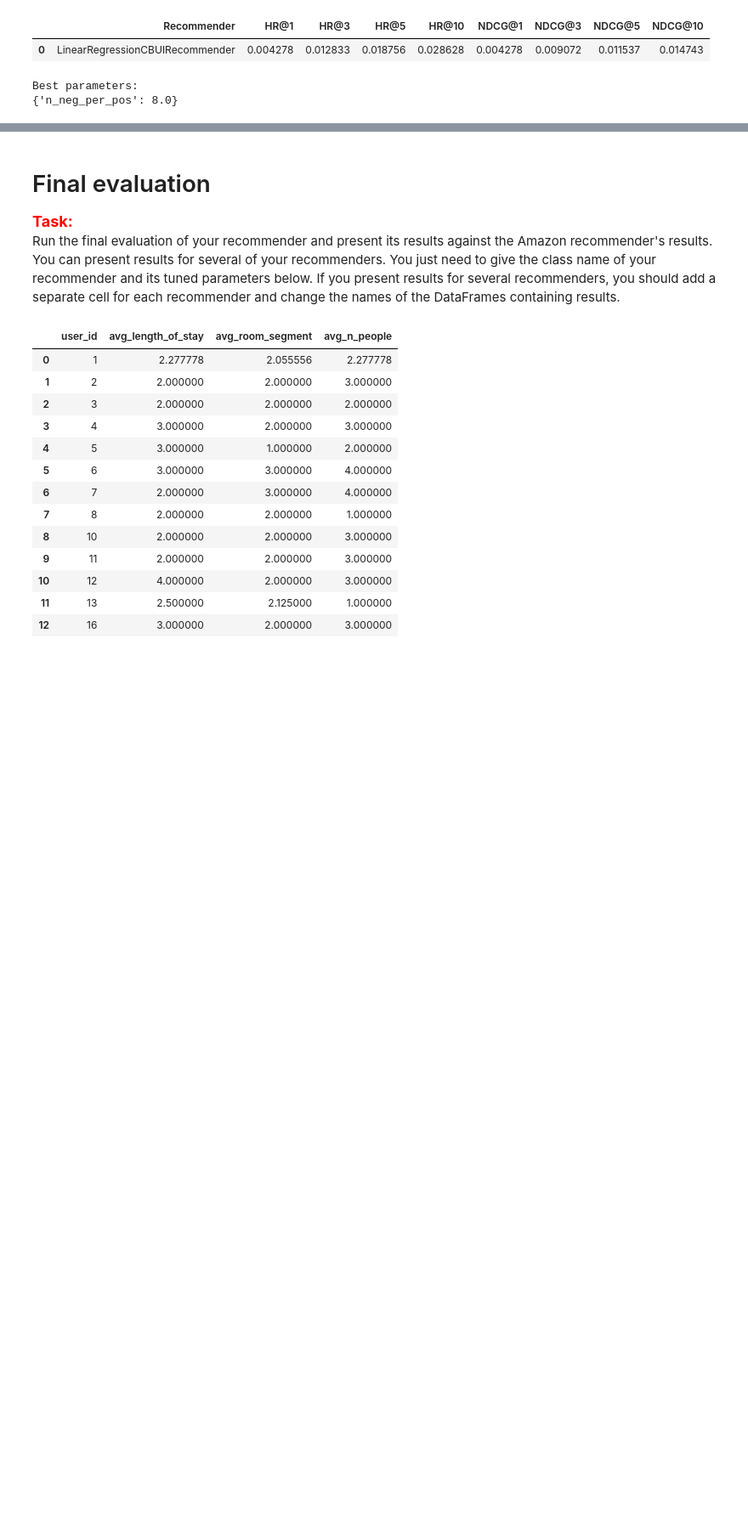
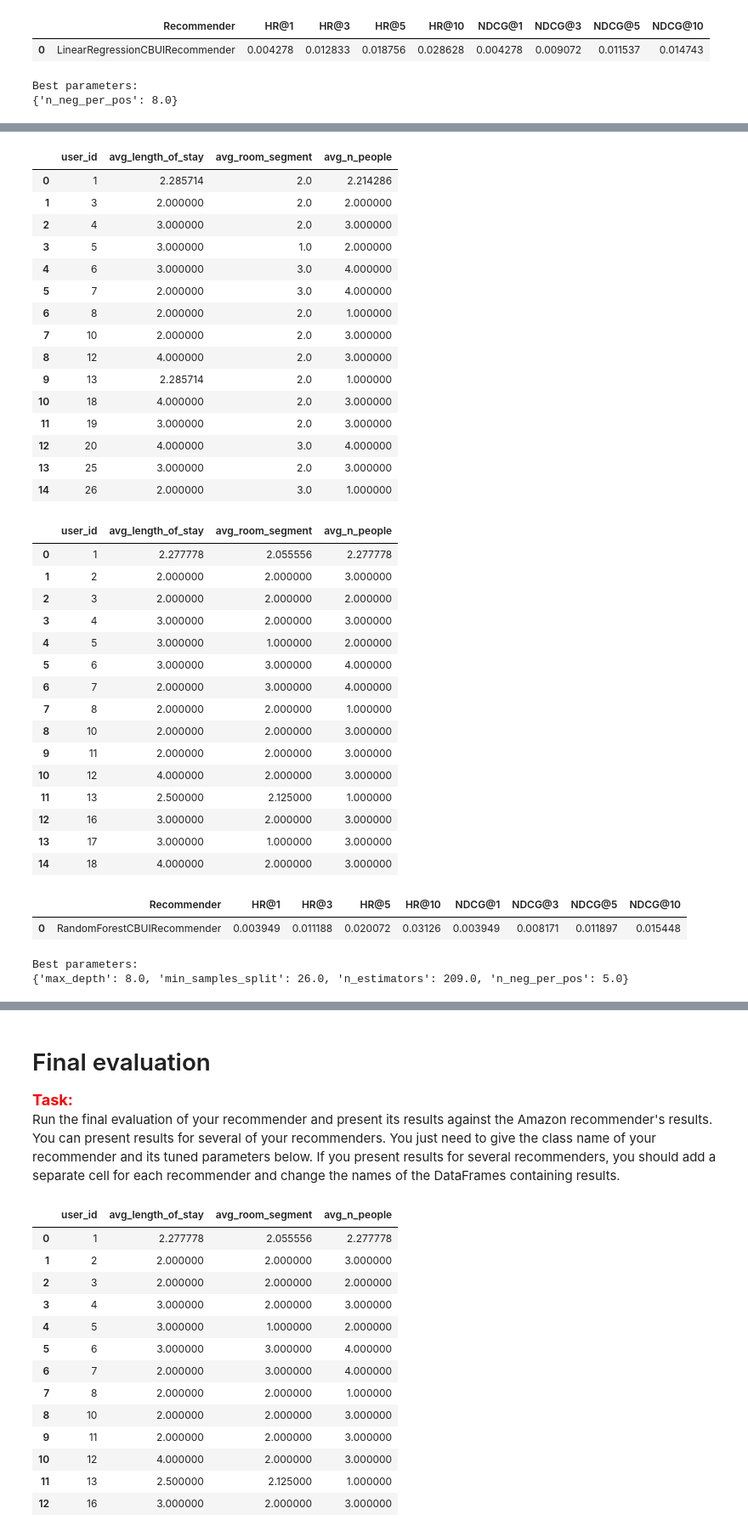
Before and after one commit to dolatapatryk/recommender-system-project-1, a Jupyter notebook: project_1_recommender_and_evaluation.ipynb, the cells around one changed output, grey strips where cells are left out. Shown at 85% size. Cells and saved outputs as stored; diff of their text form; code cells hidden in the pictures; blank space fills up the shorter version.

```diff
--- a/project_1_recommender_and_evaluation.ipynb
+++ b/project_1_recommender_and_evaluation.ipynb
@@ -879,7 +839,8 @@ param_space = {
 }
 
 best_param_set = tune_recommender(RandomForestCBUIRecommender, interactions_df, items_df,
-                                  param_space, max_evals=100, show_progressbar=True, seed=seed)
+                                  param_space, max_evals=10, show_progressbar=True, seed=seed)
 
 print("Best parameters:")
 print(best_param_set)
+# %% [output]
@@ -886,3 +991,39 @@ print(best_param_set)
+|  | user_id | avg_length_of_stay | avg_room_segment | avg_n_people |
+| 0 | 1 | 2.285714 | 2.0 | 2.214286 |
+| 1 | 3 | 2.000000 | 2.0 | 2.000000 |
+| 2 | 4 | 3.000000 | 2.0 | 3.000000 |
+| 3 | 5 | 3.000000 | 1.0 | 2.000000 |
+| 4 | 6 | 3.000000 | 3.0 | 4.000000 |
+| 5 | 7 | 2.000000 | 3.0 | 4.000000 |
+| 6 | 8 | 2.000000 | 2.0 | 1.000000 |
+| 7 | 10 | 2.000000 | 2.0 | 3.000000 |
+| 8 | 12 | 4.000000 | 2.0 | 3.000000 |
+| 9 | 13 | 2.285714 | 2.0 | 1.000000 |
+| 10 | 18 | 4.000000 | 2.0 | 3.000000 |
+| 11 | 19 | 3.000000 | 2.0 | 3.000000 |
+| 12 | 20 | 4.000000 | 3.0 | 4.000000 |
+| 13 | 25 | 3.000000 | 2.0 | 3.000000 |
+| 14 | 26 | 2.000000 | 3.0 | 1.000000 |
+|  | user_id | avg_length_of_stay | avg_room_segment | avg_n_people |
+| 0 | 1 | 2.277778 | 2.055556 | 2.277778 |
+| 1 | 2 | 2.000000 | 2.000000 | 3.000000 |
+| 2 | 3 | 2.000000 | 2.000000 | 2.000000 |
+| 3 | 4 | 3.000000 | 2.000000 | 3.000000 |
+| 4 | 5 | 3.000000 | 1.000000 | 2.000000 |
+| 5 | 6 | 3.000000 | 3.000000 | 4.000000 |
+| 6 | 7 | 2.000000 | 3.000000 | 4.000000 |
+| 7 | 8 | 2.000000 | 2.000000 | 1.000000 |
+| 8 | 10 | 2.000000 | 2.000000 | 3.000000 |
+| 9 | 11 | 2.000000 | 2.000000 | 3.000000 |
+| 10 | 12 | 4.000000 | 2.000000 | 3.000000 |
+| 11 | 13 | 2.500000 | 2.125000 | 1.000000 |
+| 12 | 16 | 3.000000 | 2.000000 | 3.000000 |
+| 13 | 17 | 3.000000 | 1.000000 | 3.000000 |
+| 14 | 18 | 4.000000 | 2.000000 | 3.000000 |
+|  | Recommender | HR@1 | HR@3 | HR@5 | HR@10 | NDCG@1 | NDCG@3 | NDCG@5 | NDCG@10 |
+| 0 | RandomForestCBUIRecommender | 0.003949 | 0.011188 | 0.020072 | 0.03126 | 0.003949 | 0.008171 | 0.011897 | 0.015448 |
+Best parameters:
+{'max_depth': 8.0, 'min_samples_split': 26.0, 'n_estimators': 209.0, 'n_neg_per_pos': 5.0}
 # %%
 # This tuning may take around 12 hours
 
```
Also changed, not shown: parts of 13 cells of this notebook, 4 other files.
